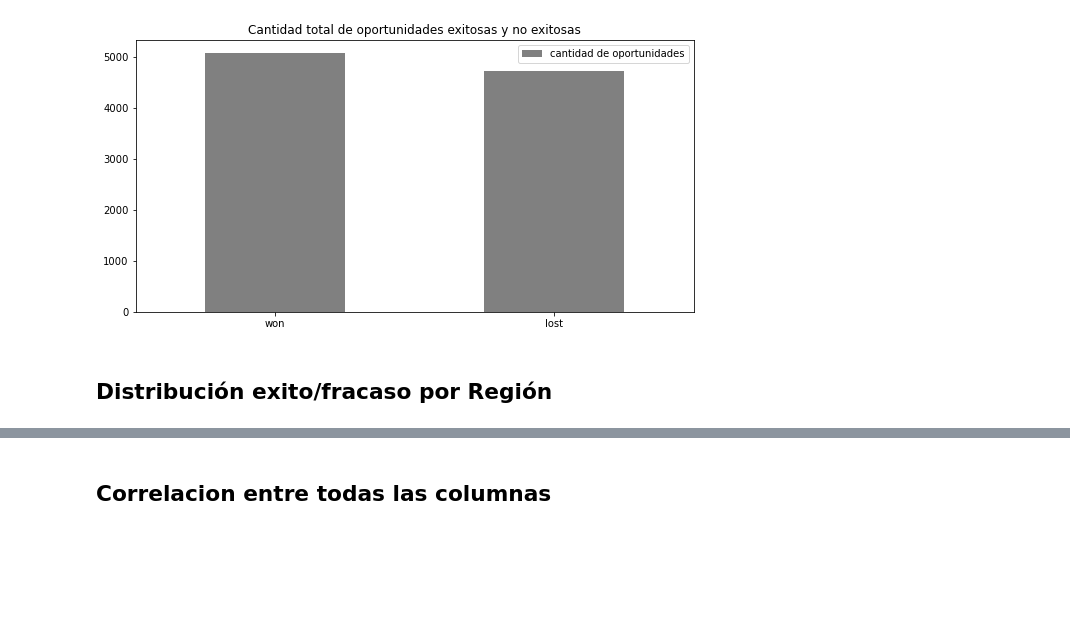
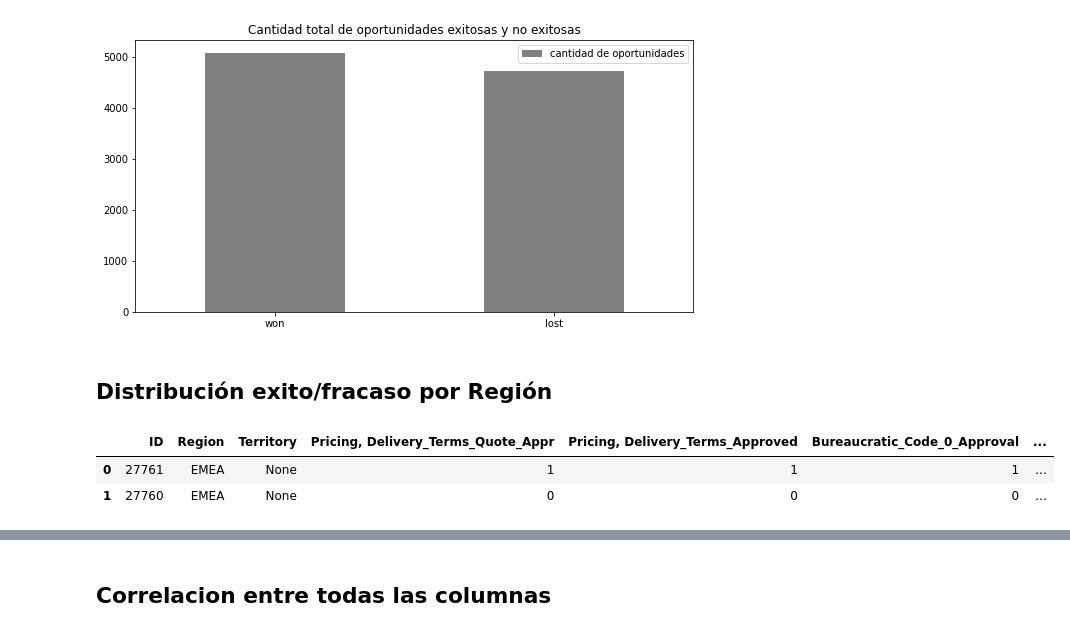
Before and after one commit to FernandoSinisi/Orga-Datos-2C-2020, a Jupyter notebook: TP1/Graficos.ipynb, the cells around one changed output, grey strips where cells are left out. Drawn from its saved outputs; the diff is of its cells as text; code cells hidden in the pictures; blank space fills up the shorter version.

```diff
--- a/TP1/Graficos.ipynb
+++ b/TP1/Graficos.ipynb
@@ -86,4 +104,10 @@ won_vs_lost.plot.bar(rot=0, title='Cantidad total de oportunidades exitosas y no
 [figure]
 # %% [markdown]
 ## Distribución exito/fracaso por Región
+# %%
+df.head(2)
+# %% [output]
+|  | ID | Region | Territory | Pricing, Delivery_Terms_Quote_Appr | Pricing, Delivery_Terms_Approved | Bureaucratic_Code_0_Approval | ... |
+| 0 | 27761 | EMEA | None | 1 | 1 | 1 | ... |
+| 1 | 27760 | EMEA | None | 0 | 0 | 0 | ... |
 # %%
```
Also changed, not shown: parts of 24 cells of this notebook, 3 other files.
